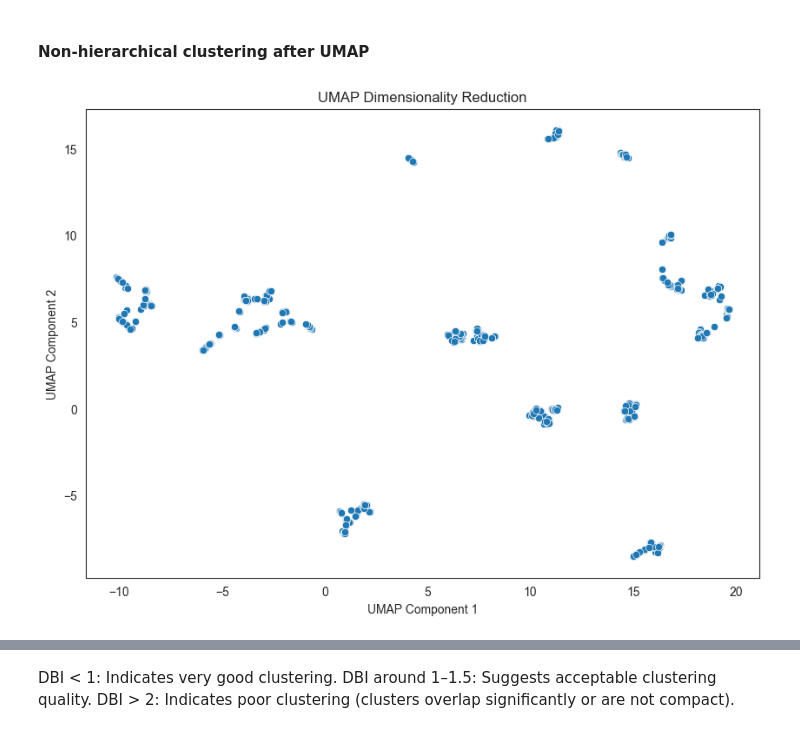
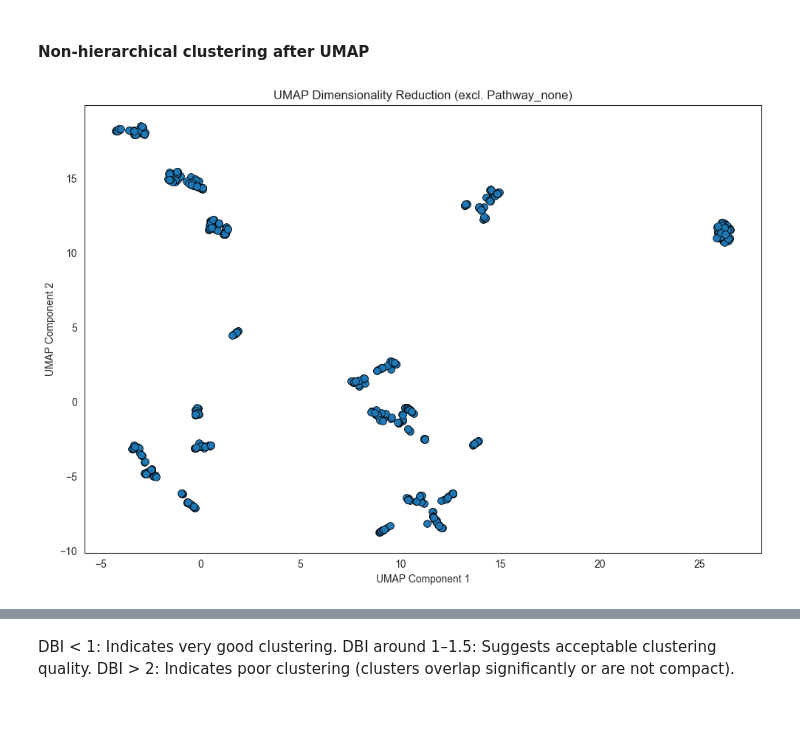
Before and after one commit to GalinaGl/CAS_ADS_2024, a Jupyter notebook: Final project/Data/Final_project_GGlousker.ipynb, the cells around one changed output, grey strips where cells are left out. Saved outputs shown, nothing was run; the diff lists cells and outputs as text; code cells hidden in the pictures.

```diff
--- a/Final project/Data/Final_project_GGlousker.ipynb
+++ b/Final project/Data/Final_project_GGlousker.ipynb
@@ -2850,19 +2656,28 @@ plt.show()
 # %% [markdown]
 #### **Non-hierarchical clustering after UMAP**
 # %%
-# 1. UMAP dimensionality reduction
-reducer = umap.UMAP(n_neighbors=20, min_dist=0.1, metric='euclidean', random_state=42)
-umap_data = reducer.fit_transform(clustering_df)
+# 0) Drop the unwanted feature up front
+df_umap = clustering_df.drop(columns=['Pathway_none'], errors='ignore')
 
-# Plot UMAP result
+# 1) UMAP dimensionality reduction on the pruned DataFrame
+reducer = umap.UMAP(
+    n_neighbors=20,
+    min_dist=0.1,
+    metric='euclidean',
+    random_state=42
+)
+umap_data = reducer.fit_transform(df_umap)
+
+# 2) Plot UMAP result
 plt.figure(figsize=(10, 7))
-sns.scatterplot(x=umap_data[:, 0], y=umap_data[:, 1])
-plt.title('UMAP Dimensionality Reduction')
+sns.scatterplot(x=umap_data[:, 0], y=umap_data[:, 1], s=50, edgecolor='k')
+plt.title('UMAP Dimensionality Reduction (excl. Pathway_none)')
 plt.xlabel('UMAP Component 1')
 plt.ylabel('UMAP Component 2')
+plt.tight_layout()
 plt.show()
 # %% [output]
-[figure, old version]
+[figure, new version]
 # %%
 # DBSCAN Clustering
 dbscan = DBSCAN(eps=0.2, min_samples=5).fit(umap_data)
```
Also changed, not shown: parts of 36 cells of this notebook, 6 other files.
